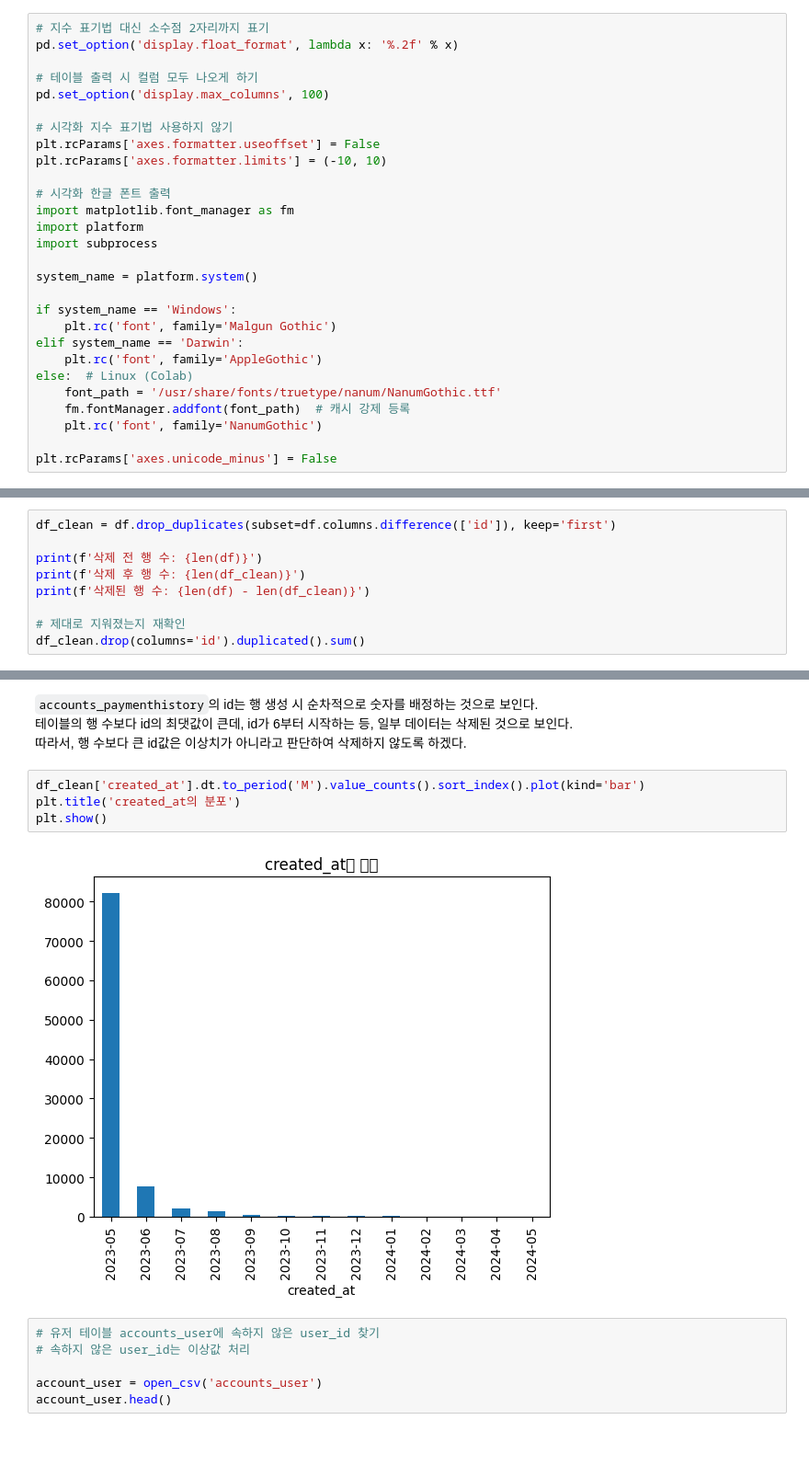
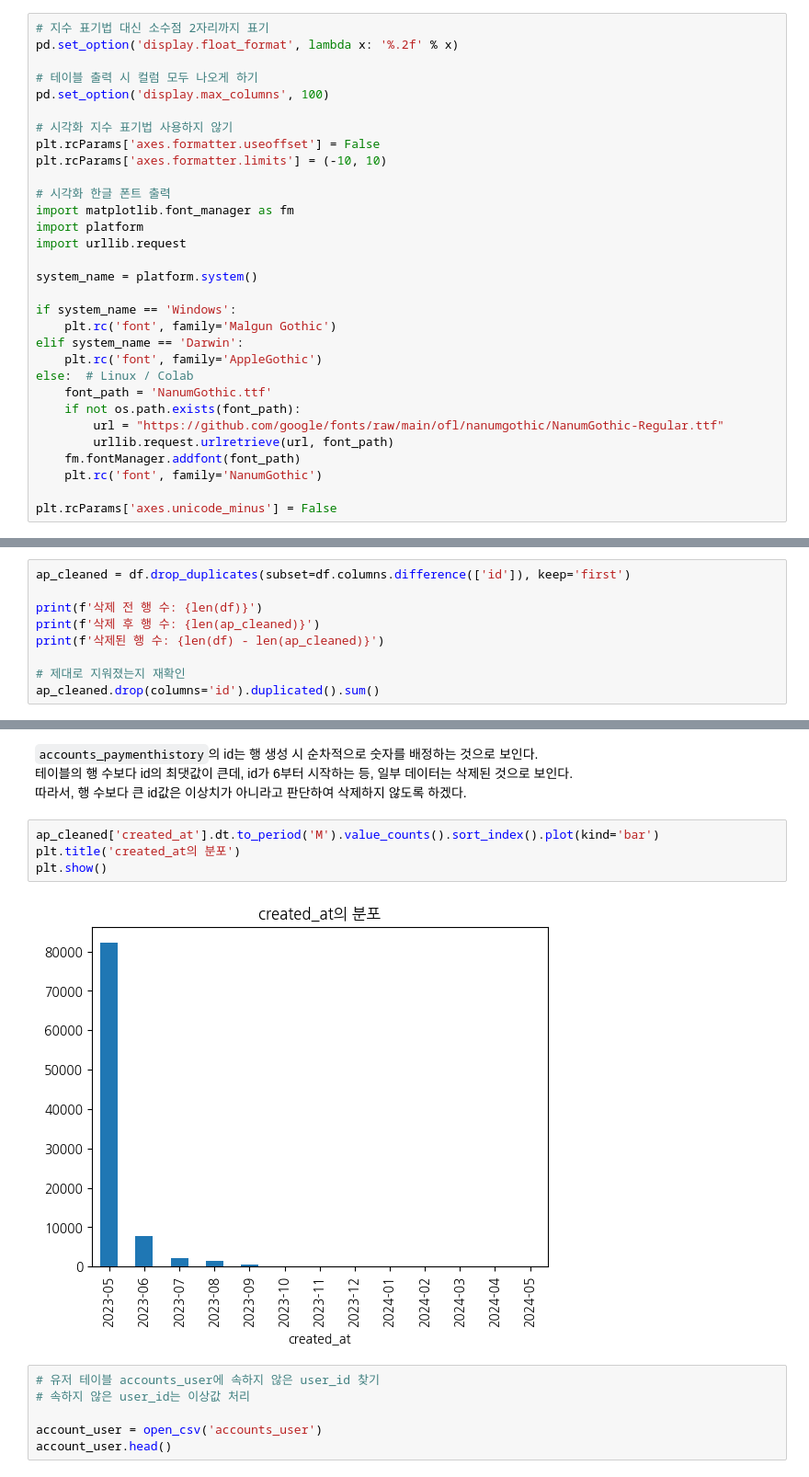
Before and after one commit to DA15-Lab/team3-ping-analytics, a Jupyter notebook: notebooks/Daun_analysis.ipynb, the cells around one changed output, grey strips where cells are left out. Shown at 92% size. Drawn from its saved outputs; the diff is of its cells as text; blank space fills up the shorter version.

```diff
--- a/notebooks/Daun_analysis.ipynb
+++ b/notebooks/Daun_analysis.ipynb
@@ -118,7 +99,7 @@ plt.rcParams['axes.formatter.limits'] = (-10, 10)
 # 시각화 한글 폰트 출력
 import matplotlib.font_manager as fm
 import platform
-import subprocess
+import urllib.request
 
 system_name = platform.system()
 
@@ -126,9 +107,12 @@ if system_name == 'Windows':
     plt.rc('font', family='Malgun Gothic')
 elif system_name == 'Darwin':
     plt.rc('font', family='AppleGothic')
-else:  # Linux (Colab)
-    font_path = '/usr/share/fonts/truetype/nanum/NanumGothic.ttf'
-    fm.fontManager.addfont(font_path)  # 캐시 강제 등록
+else:  # Linux / Colab
+    font_path = 'NanumGothic.ttf'
+    if not os.path.exists(font_path):
+        url = "https://github.com/google/fonts/raw/main/ofl/nanumgothic/NanumGothic-Regular.ttf"
+        urllib.request.urlretrieve(url, font_path)
+    fm.fontManager.addfont(font_path)
     plt.rc('font', family='NanumGothic')
 
 plt.rcParams['axes.unicode_minus'] = False
@@ -254,14 +236,14 @@ dups_df
 * 결론
 와이어프레임에서는 한 번 구매 시 한 상품 여러개를 구매할 수 있다는 표기가 없고, 중복 행의 수도 전체의 0.56% 수준으로 낮아 삭제 처리
 # %%
-df_clean = df.drop_duplicates(subset=df.columns.difference(['id']), keep='first')
+ap_cleaned = df.drop_duplicates(subset=df.columns.difference(['id']), keep='first')
 
 print(f'삭제 전 행 수: {len(df)}')
-print(f'삭제 후 행 수: {len(df_clean)}')
-print(f'삭제된 행 수: {len(df) - len(df_clean)}')
+print(f'삭제 후 행 수: {len(ap_cleaned)}')
+print(f'삭제된 행 수: {len(df) - len(ap_cleaned)}')
 
 # 제대로 지워졌는지 재확인
-df_clean.drop(columns='id').duplicated().sum()
+ap_cleaned.drop(columns='id').duplicated().sum()
 # %% [output]
 삭제 전 행 수: 95140
 삭제 후 행 수: 94609
@@ -316,11 +298,11 @@ MAX: 1583632
 테이블의 행 수보다 id의 최댓값이 큰데, id가 6부터 시작하는 등, 일부 데이터는 삭제된 것으로 보인다.
 따라서, 행 수보다 큰 id값은 이상치가 아니라고 판단하여 삭제하지 않도록 하겠다.
 # %%
-df_clean['created_at'].dt.to_period('M').value_counts().sort_index().plot(kind='bar')
+ap_cleaned['created_at'].dt.to_period('M').value_counts().sort_index().plot(kind='bar')
 plt.title('created_at의 분포')
 plt.show()
 # %% [output]
-[figure, old version]
+[figure, new version]
 # %%
 # 유저 테이블 accounts_user에 속하지 않은 user_id 찾기
 # 속하지 않은 user_id는 이상값 처리
```
Also changed, not shown: parts of 25 cells of this notebook, 1 other file.
